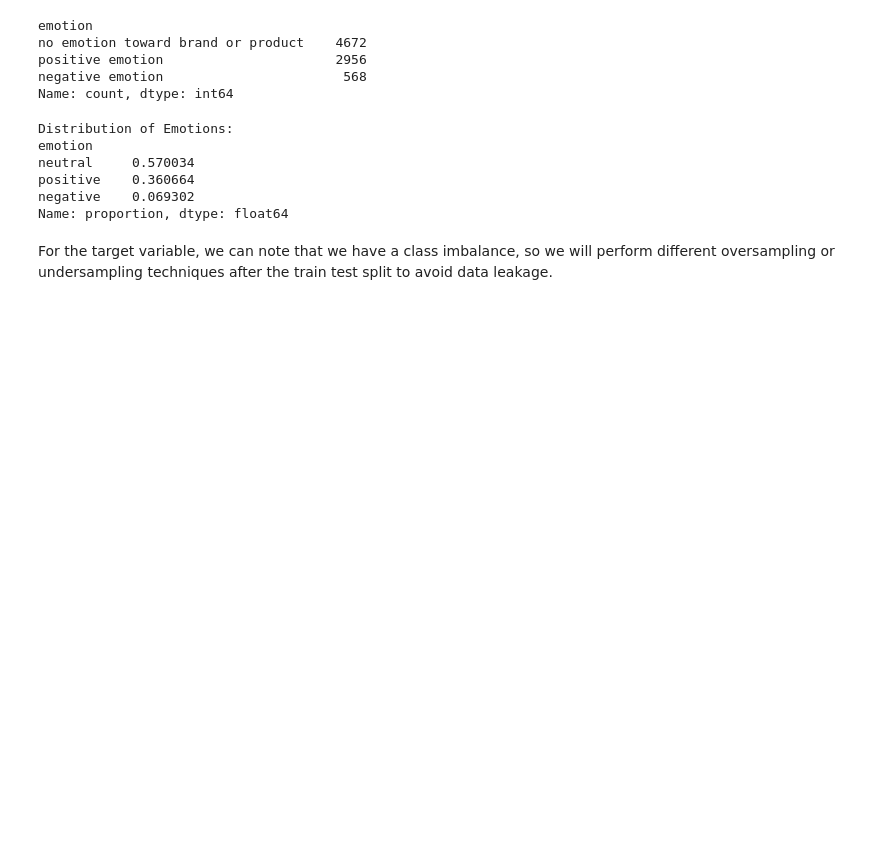
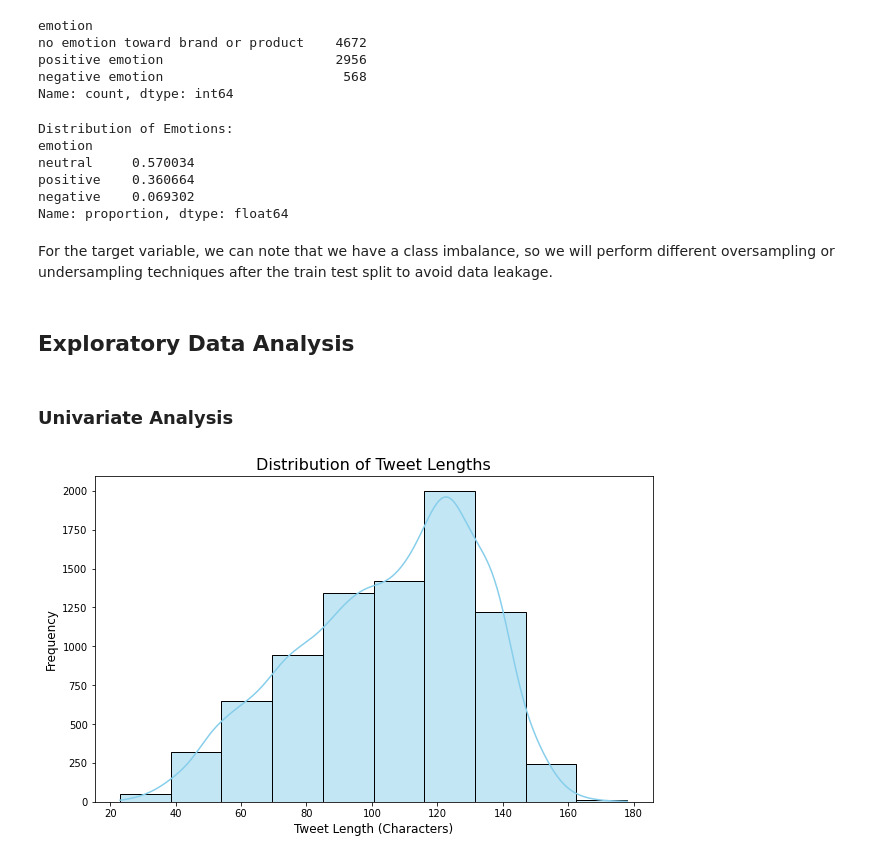
Before and after one commit to KImondorose/Deciphering-the-Public-Opinion-on-Apple, a Jupyter notebook: work_in_progress/dave.ipynb, the cells around one changed output. Cells and saved outputs as stored; diff of their text form; code cells hidden in the pictures; blank space fills up the shorter version.

```diff
--- a/work_in_progress/dave.ipynb
+++ b/work_in_progress/dave.ipynb
@@ -310,3 +316,20 @@ negative    0.069302
 Name: proportion, dtype: float64
 # %% [markdown]
 For the target variable, we can note that we have a class imbalance, so we will perform different oversampling or undersampling techniques after the train test split to avoid data leakage.
+# %% [markdown]
+## Exploratory Data Analysis
+# %% [markdown]
+### Univariate Analysis
+# %%
+# distribution of text: sentense length analysis
+plt.figure(figsize=(10, 6))
+
+sns.histplot(df['tweet'].str.len(), bins=10, kde=True, color='skyblue', edgecolor='black')
+
+plt.title('Distribution of Tweet Lengths', fontsize=16)
+plt.xlabel('Tweet Length (Characters)', fontsize=12)
+plt.ylabel('Frequency', fontsize=12)
+
+plt.show()
+# %% [output]
+[figure, added]
```
Also changed, not shown: parts of 5 cells of this notebook.
